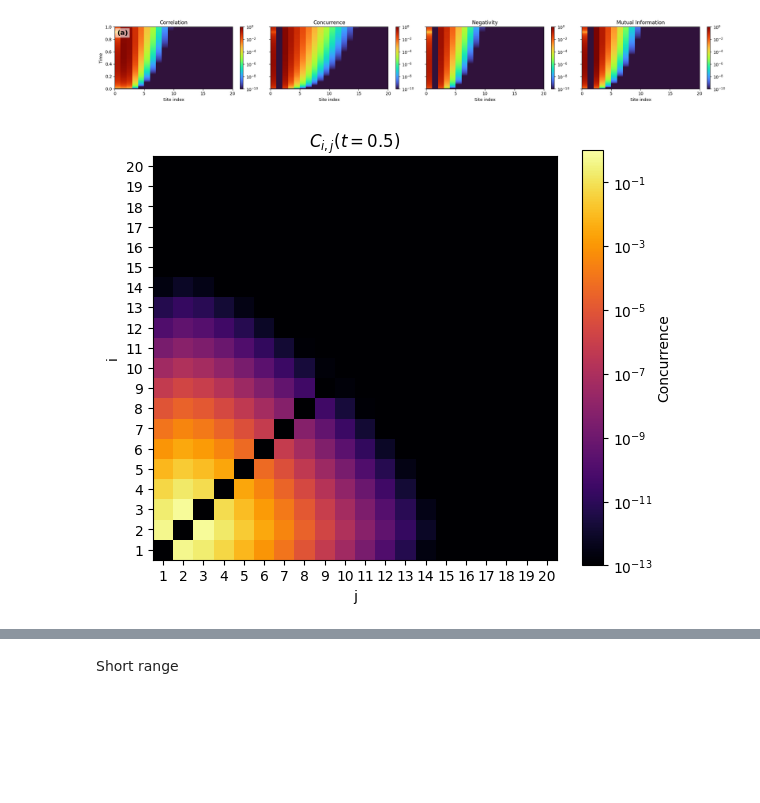
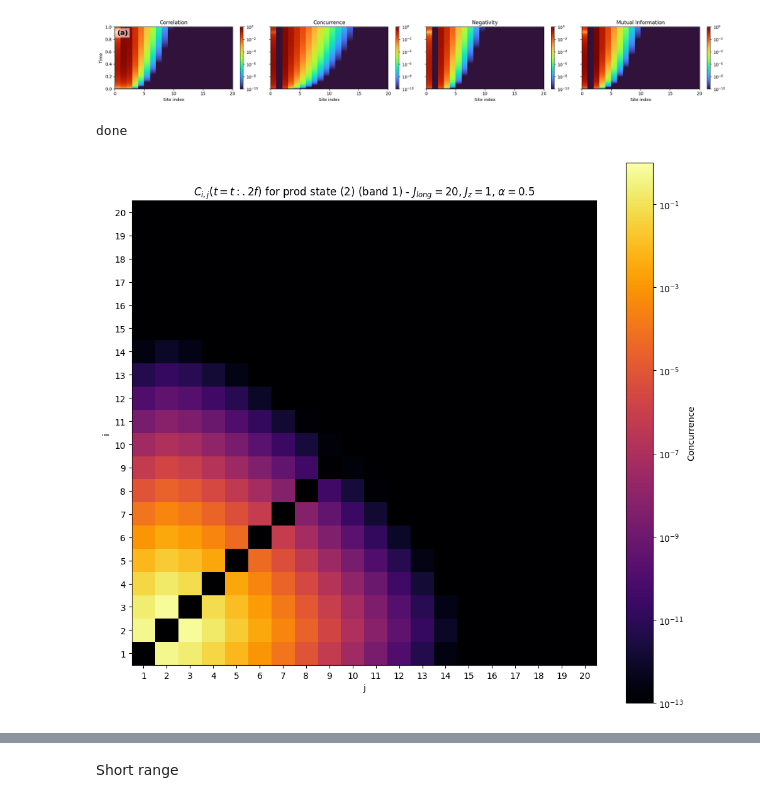
Before and after one commit to Shreyas-phys/Emergent-locality, a Jupyter notebook: paper plots/Concurrence.ipynb, the cells around one changed output, grey strips where cells are left out. Drawn from its saved outputs; the diff is of its cells as text; code cells hidden in the pictures; blank space fills up the shorter version.

```diff
--- a/paper plots/Concurrence.ipynb
+++ b/paper plots/Concurrence.ipynb
@@ -2341,6 +2341,10 @@ for idx, config in enumerate(configsArray):
     plt.show()
 # %% [output]
 [figure]
+# %%
+print("done")
+# %% [output]
+done
 # %%
 import numpy as np
 import matplotlib.pyplot as plt
@@ -2409,36 +2413,37 @@ vmin = 1e-13
 C_plot = C.copy()
 C_plot[C_plot < vmin] = vmin  # everything below threshold → underflow
 
 # Colormap
 cmap = plt.cm.inferno.copy()
 cmap.set_under("black")          # 👈 hard black below vmin
 
-plt.figure(figsize=(6,5))
+plt.figure(figsize=(10,9))
 
 im = plt.imshow(
     C_plot,
     origin="lower",
     cmap=cmap,
     norm=colors.LogNorm(vmin=vmin, vmax=1),
     extent=[0.5, ns+0.5, 0.5, ns+0.5],
     aspect="equal"
 )
 
 plt.colorbar(im, label="Concurrence")
 
 # Ticks at lattice sites
 ticks = np.arange(1, ns+1, 1)
 plt.xticks(ticks)
 plt.yticks(ticks)
 
 plt.xlabel("j")
 plt.ylabel("i")
-plt.title(r"$C_{i,j}(t=0.5)$")
+plt.title(r"$C_{{i,j}}(t={t:.2f})$ for prod state (2) (band 1) - $J_{{long}}=20$, $J_z=1$, $\alpha=0.5$")
 
 plt.tight_layout()
+plt.savefig(f"plt/ConcurrenceMatrix_{config}.pdf", dpi=600)
 plt.show()
 # %% [output]
-[figure, old version]
+[figure, new version]
 # %%
 from collections import defaultdict
 
```
Also changed, not shown: parts of 9 cells of this notebook, 14 other files.
